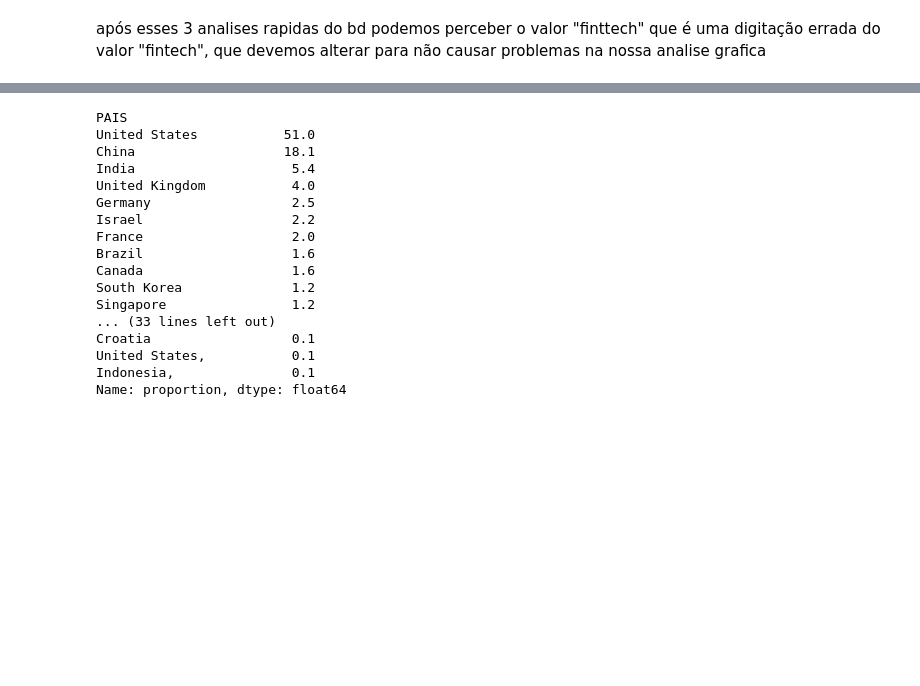
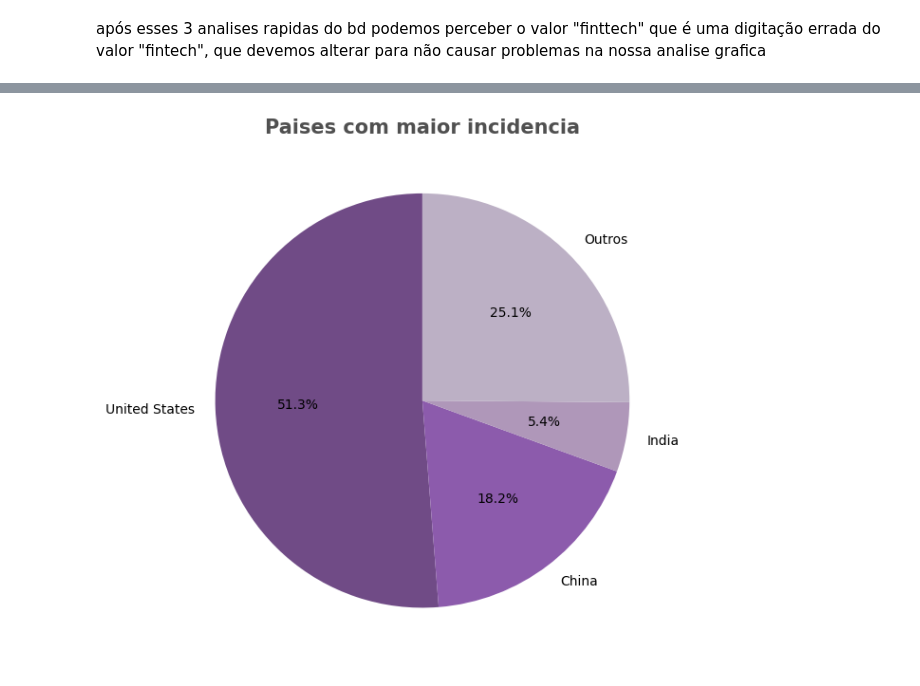
Before and after one commit to Marcos-Beck/Empresas_Unicornios, a Jupyter notebook: projeto_emp-unicornios.ipynb, the cells around one changed output, grey strips where cells are left out. Drawn from its saved outputs; the diff is of its cells as text; code cells hidden in the pictures; blank space fills up the shorter version.

```diff
--- a/projeto_emp-unicornios.ipynb
+++ b/projeto_emp-unicornios.ipynb
@@ -327,20 +325,36 @@ porcentagem_pais = round(data_base['PAIS'].value_counts(normalize=True) * 100, 1
-# %%
-porcentagem_pais
-# %% [output]
-PAIS
-United States           51.0
-China                   18.1
-India                    5.4
-United Kingdom           4.0
-Germany                  2.5
-Israel                   2.2
-France                   2.0
-Brazil                   1.6
-Canada                   1.6
-South Korea              1.2
-Singapore                1.2
-... (33 lines left out)
-Croatia                  0.1
-United States,           0.1
-Indonesia,               0.1
-Name: proportion, dtype: float64
+# %%
+# constroi porcentagem
+porcentagem_pais = round(data_base['PAIS'].value_counts(normalize=True) * 100, 1)
+# retorna os top 3 paises
+top3_pais = porcentagem_pais.sort_values(ascending=False)[:3]
+# soma o restante
+outros_pais = porcentagem_pais.sort_values(ascending=False)[3:].sum()
+# cria nova serie
+pie_pais = top3_pais.copy()
+pie_pais['Outros'] = outros_pais
+# %%
+plt.figure(
+    figsize=(10,6)
+)
+plt.title(
+    'Paises com maior incidencia',
+    fontsize = 15,
+    fontweight = 'bold',
+    color = "#505050",
+    loc= 'center',
+    )
+plt.pie(
+    pie_pais,
+    labels=pie_pais.index,
+    startangle=90,
+    autopct='%1.1f%%',
+    colors=[
+         "#704B86",
+         "#8C5BAC",
+         "#AF97B9",
+         "#BCB0C5"
+    ]
+);
+plt.tight_layout()
+# %% [output]
+[figure, added]
```
Also changed, not shown: parts of 2 cells of this notebook.
